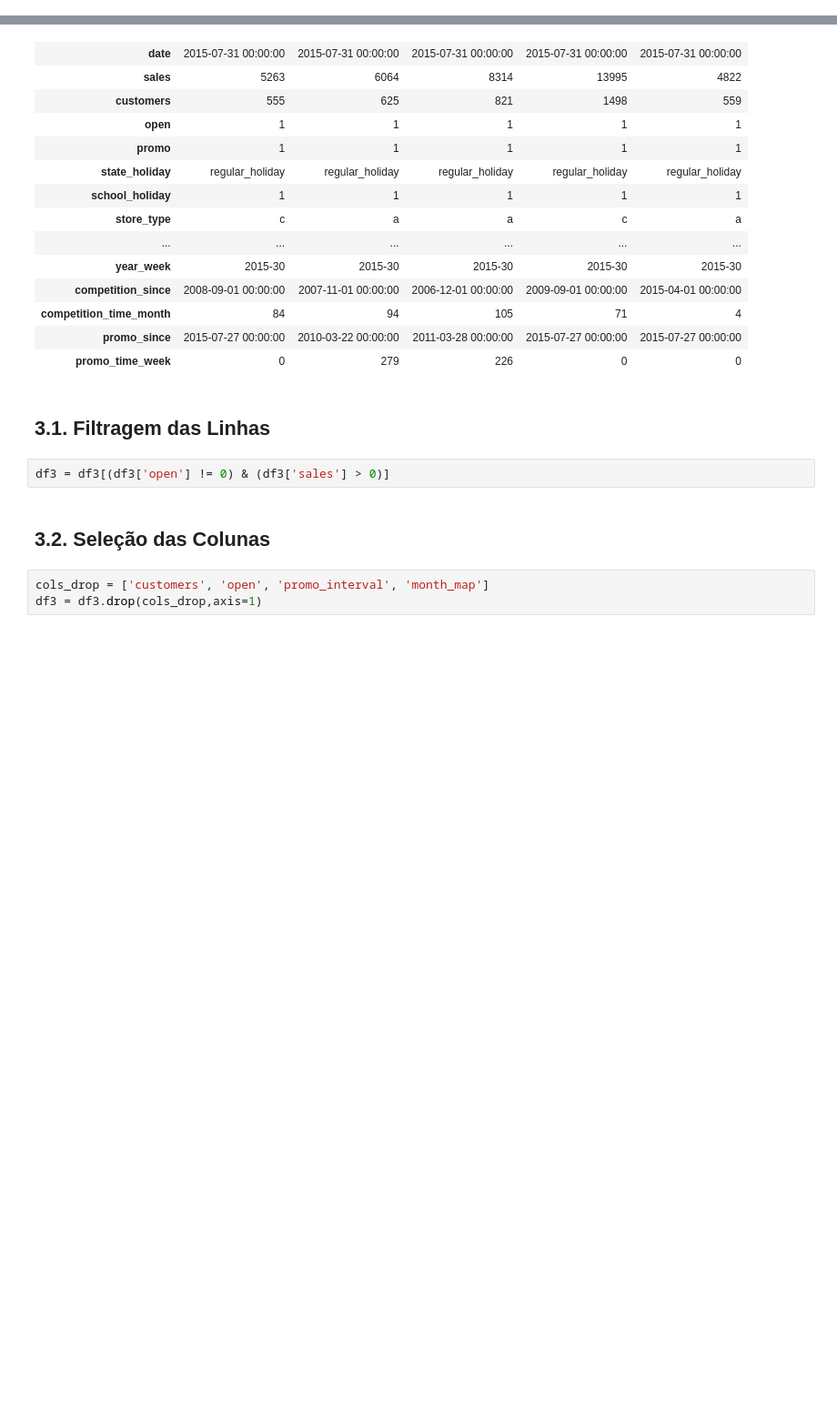
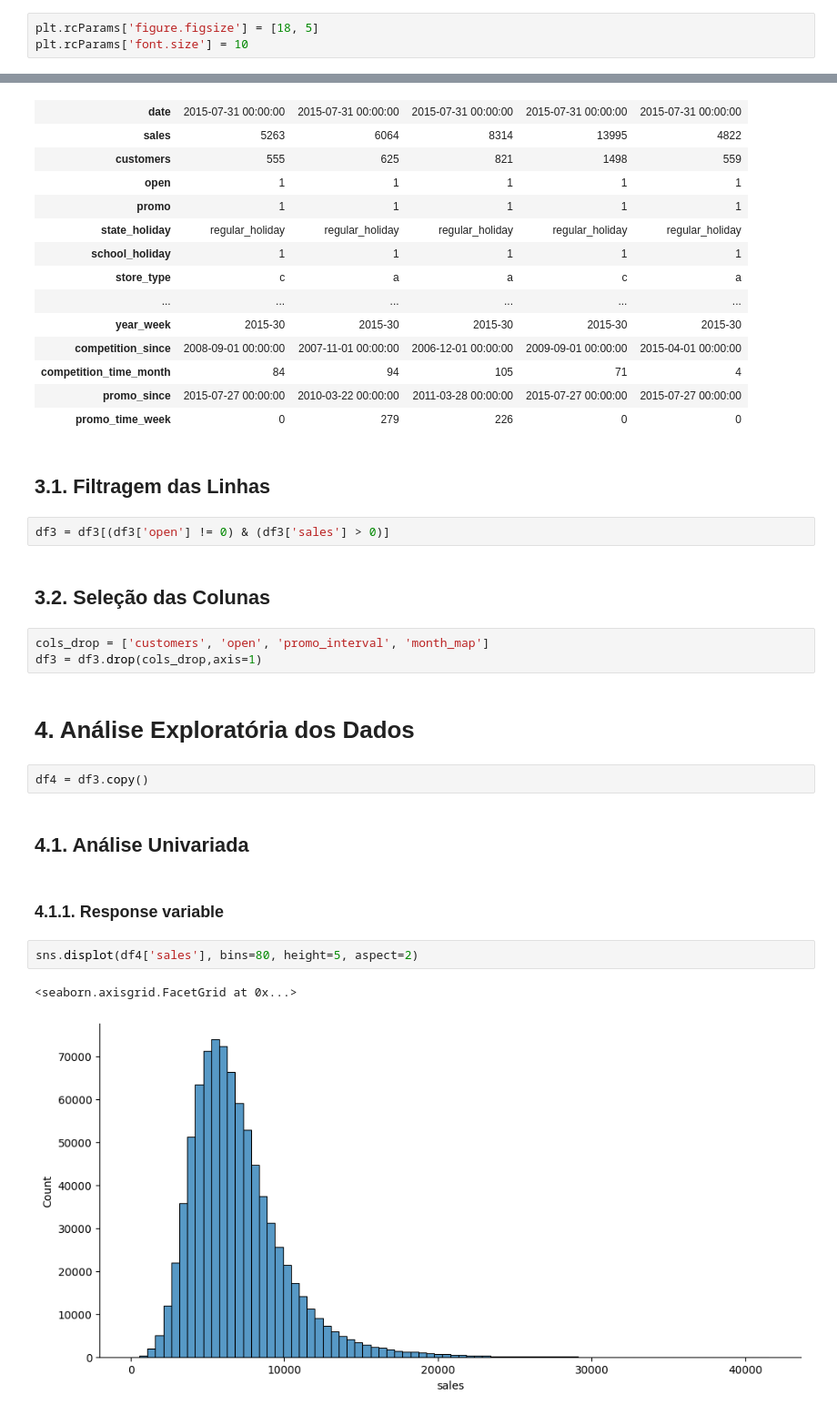
Before and after one commit to ezequielpf/rossmann_sales_prediction, a Jupyter notebook: notebooks/store_sales_predict.ipynb, the cells around one changed output, grey strips where cells are left out. Shown: that part at 91% size. Cells and saved outputs as stored; diff of their text form; blank space fills up the shorter version.

```diff
--- a/notebooks/store_sales_predict.ipynb
+++ b/notebooks/store_sales_predict.ipynb
@@ -9,6 +9,9 @@ import numpy as np
 import seaborn as sns
 import matplotlib.pyplot as plt
 import datetime
+# %%
+plt.rcParams['figure.figsize'] = [18, 5]
+plt.rcParams['font.size'] = 10
 # %% [markdown]
 ## 0.2. Loading Data
 # %%
@@ -370,3 +373,16 @@ df3 = df3[(df3['open'] != 0) & (df3['sales'] > 0)]
 # %%
 cols_drop = ['customers', 'open', 'promo_interval', 'month_map']
 df3 = df3.drop(cols_drop,axis=1)
+# %% [markdown]
+# 4. Análise Exploratória dos Dados
+# %%
+df4 = df3.copy()
+# %% [markdown]
+## 4.1. Análise Univariada
+# %% [markdown]
+### 4.1.1. Response variable
+# %%
+sns.displot(df4['sales'], bins=80, height=5, aspect=2)
+# %% [output]
+<seaborn.axisgrid.FacetGrid at 0x...>
+[figure, added]
```
Also changed, not shown: parts of 7 cells of this notebook.
